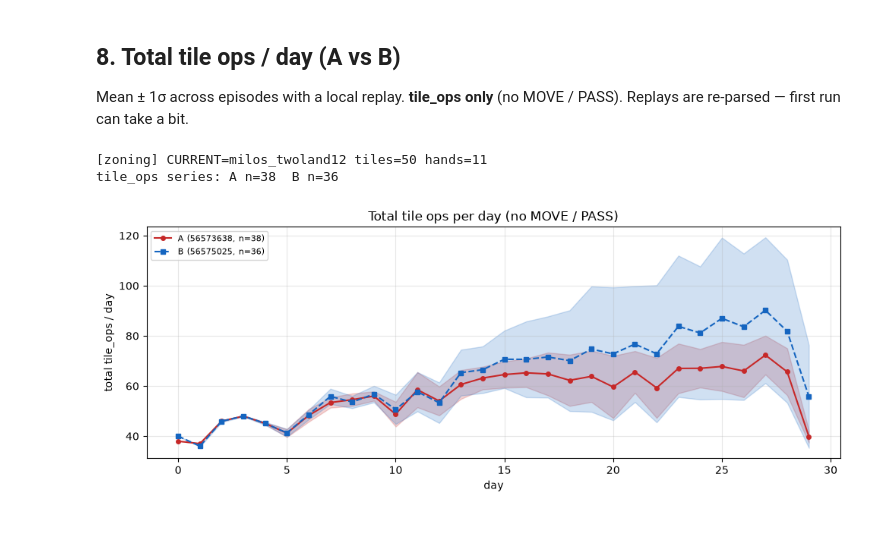
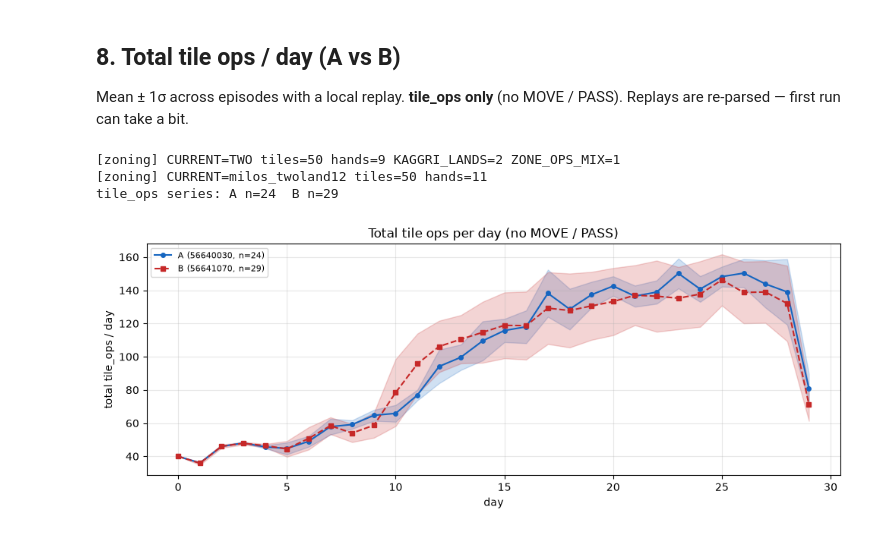
Before and after one commit to vlainic/kaggriculture, a Jupyter notebook: experiments/submission_comparison.ipynb, the cells around one changed output. Saved outputs shown, nothing was run; the diff lists cells and outputs as text; code cells hidden in the pictures.

```diff
--- a/experiments/submission_comparison.ipynb
+++ b/experiments/submission_comparison.ipynb
@@ -25,8 +25,9 @@ import submission_nb as snb
 # TwoLand vs ThreeLand: 56251213 vs 56300972
 # TwoLand old (above) vs 2 new TwoLands: 56330628 or 56330937
 # Milos: oneland vs twoland: 56573638 vs 56575025
-ID_A = "56573638"
-ID_B = "56575025"
+# Milos - twoland = robust NE vs + better price forecast: 56640030 vs 56641070
+ID_A = "56640030"
+ID_B = "56641070"
 
 US_NAME = "Milos Vlainic"  # Kaggle team name (matches info.TeamNames)
 REFRESH = False  # True → re-summarize even if JSON exists
@@ -92,6 +82,8 @@ print(df_scores.groupby(["outcome", "submission"])["reward"].agg(["count", "mean
 import seaborn as sns
 
 fig, ax = plt.subplots(figsize=(8, 5))
+# density_norm="count": half-violin width ∝ n, so A win (n=9) stays thinner than B win (n=15).
+# "width" (old) equalized every side and made sparse A wins look dominant.
 sns.violinplot(
     data=df_scores,
     x="outcome",
@@ -101,13 +93,14 @@ sns.violinplot(
     hue_order=["A", "B"],
     split=True,
     inner="quartile",
-    density_norm="width",
+    density_norm="count",
+    common_norm=True,
     palette={"A": "#1565c0", "B": "#c62828"},
     ax=ax,
 )
 ax.set_xlabel("")
 ax.set_ylabel("reward_us")
-ax.set_title(f"Score PDFs — A={ID_A} vs B={ID_B} (split half-violins)")
+ax.set_title(f"Score PDFs — A={ID_A} vs B={ID_B} (split, width∝n)")
 ax.legend(title="submission")
 ax.grid(True, axis="y", alpha=0.3)
 plt.tight_layout()
@@ -383,36 +379,41 @@ def tile_ops_by_day(game: dict) -> list[float] | None:
 
 def _series_matrix(games):
     rows = []
     for g in games:
         s = tile_ops_by_day(g)
         if s is not None:
             rows.append(s)
     if not rows:
         return None, None, 0
     arr = np.asarray(rows, dtype=float)
     return arr.mean(axis=0), arr.std(axis=0, ddof=1) if len(rows) > 1 else np.zeros(arr.shape[1]), len(rows)
 
 
 mean_a, std_a, n_a = _series_matrix(games_a)
 mean_b, std_b, n_b = _series_matrix(games_b)
 print(f"tile_ops series: A n={n_a}  B n={n_b}")
 
+
 days = np.arange(snb.SEASON_DAYS)
 fig, ax = plt.subplots(figsize=(10, 4))
+
+ca = "#1565c0"
+cb = "#c62828"
 if mean_a is not None:
-    ax.plot(days, mean_a, "o-", color="#c62828", ms=4, label=f"A ({ID_A}, n={n_a})")
-    ax.fill_between(days, mean_a - std_a, mean_a + std_a, color="#c62828", alpha=0.2)
+    ax.plot(days, mean_a, "o-", color=ca, ms=4, label=f"A ({ID_A}, n={n_a})")
+    ax.fill_between(days, mean_a - std_a, mean_a + std_a, color=ca, alpha=0.2)
 if mean_b is not None:
-    ax.plot(days, mean_b, "s--", color="#1565c0", ms=4, label=f"B ({ID_B}, n={n_b})")
-    ax.fill_between(days, mean_b - std_b, mean_b + std_b, color="#1565c0", alpha=0.2)
+    ax.plot(days, mean_b, "s--", color= cb, ms=4, label=f"B ({ID_B}, n={n_b})")
+    ax.fill_between(days, mean_b - std_b, mean_b + std_b, color=cb, alpha=0.2)
 ax.set_xlabel("day")
 ax.set_ylabel("total tile_ops / day")
 ax.set_title("Total tile ops per day (no MOVE / PASS)")
 ax.legend(fontsize=8)
 ax.grid(True, alpha=0.3)
 plt.tight_layout()
 plt.show()
 # %% [output]
+[zoning] CURRENT=TWO tiles=50 hands=9 KAGGRI_LANDS=2 ZONE_OPS_MIX=1
 [zoning] CURRENT=milos_twoland12 tiles=50 hands=11
-tile_ops series: A n=38  B n=36
+tile_ops series: A n=24  B n=29
-[figure, old version]
+[figure, new version]
```
Also changed, not shown: parts of 9 cells of this notebook, 5 other files.
